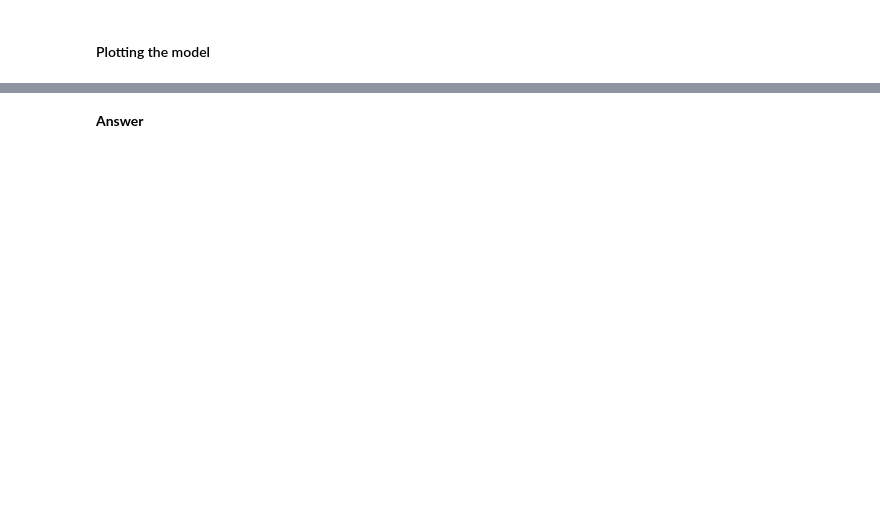
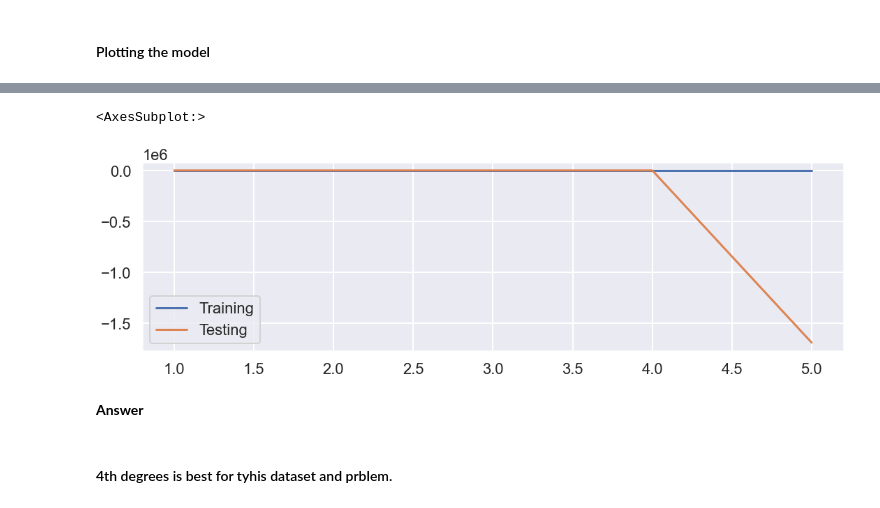
Before and after one commit to Sanaullah-nahk/Dice_Analytics_ML, a Jupyter notebook: Assignments/Price Prediction project -regression/Price Prediction project -regression.ipynb, the cells around one changed output, grey strips where cells are left out. Cells and saved outputs as stored; diff of their text form; code cells hidden in the pictures; blank space fills up the shorter version.

```diff
--- a/Assignments/Price Prediction project -regression/Price Prediction project -regression.ipynb
+++ b/Assignments/Price Prediction project -regression/Price Prediction project -regression.ipynb
@@ -620,14 +679,16 @@ print('R2 score for Linear Regression Testing Data is: ', lr_r2_test)
 #### Task 45: Make and object of default Polynomial Features
 # %%
 #write code here
-poly_reg = None
+poly_reg = PolynomialFeatures(degree=5)
 # %% [markdown]
 #### Task 46: Transform the features to higher degree features.
 # %%
 #write code here
-X_train_poly,X_test_poly = None
+X_train_poly = poly_reg.fit_transform(X_train)
+X_test_poly = poly_reg.fit_transform(X_test)
 # %% [markdown]
 #### Task 47: Fit the transformed features to Linear Regression
 # %%
 #write code here
-poly_model = None
+poly_model = LinearRegression()
+poly_model.fit(X_train_poly, Y_train)
@@ -664,13 +738,13 @@ print ('The r2 score for testing set is: ',r2_test)
 r2_train=[]
 r2_test=[]
 for i in range(1,6):
-    poly_reg = None
+    poly_reg = PolynomialFeatures(degree=i)
 
-    X_tr_poly,X_tst_poly = None
-    poly = None
+    X_tr_poly, X_tst_poly = poly_reg.fit_transform(X_train), poly_reg.fit_transform(X_test)
+    poly = LinearRegression()
     poly.fit(X_tr_poly, Y_train)
 
-    y_tr_predicted,y_tst_predict = None
+    y_tr_predicted,y_tst_predict = poly.predict(X_tr_poly),poly.predict(X_tst_poly)
     r2_train.append(r2_score(Y_train, y_tr_predicted))
     r2_test.append(r2_score(Y_test, y_tst_predict))
 
@@ -688,2 +767,14 @@ sns.lineplot(x=list(range(1,6)), y=r2_test, label='Testing');
+# %%
+plt.figure(figsize=(18,5))
+sns.set_context('poster')
+
+sns.lineplot(x=list(range(1,6)), y=r2_train, label='Training')
+
+sns.lineplot(x=list(range(1,6)), y=r2_test, label='Testing')
+# %% [output]
+<AxesSubplot:>
+[figure, added]
 # %% [markdown]
 **Answer**
+# %% [markdown]
+#### 4th degrees is best for tyhis dataset and prblem.
```
Also changed, not shown: parts of 31 cells of this notebook.
